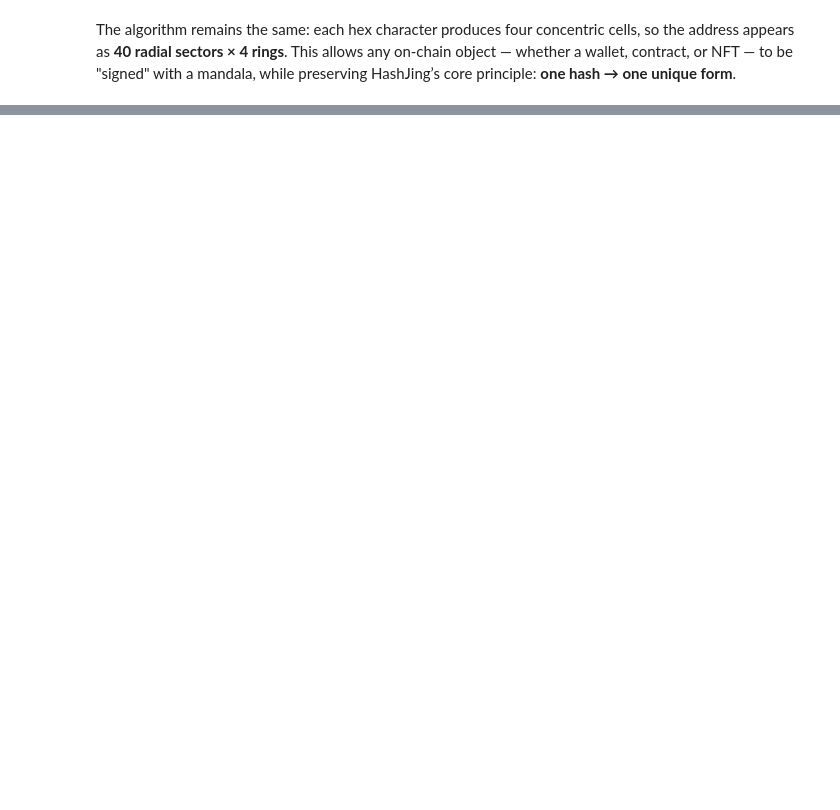
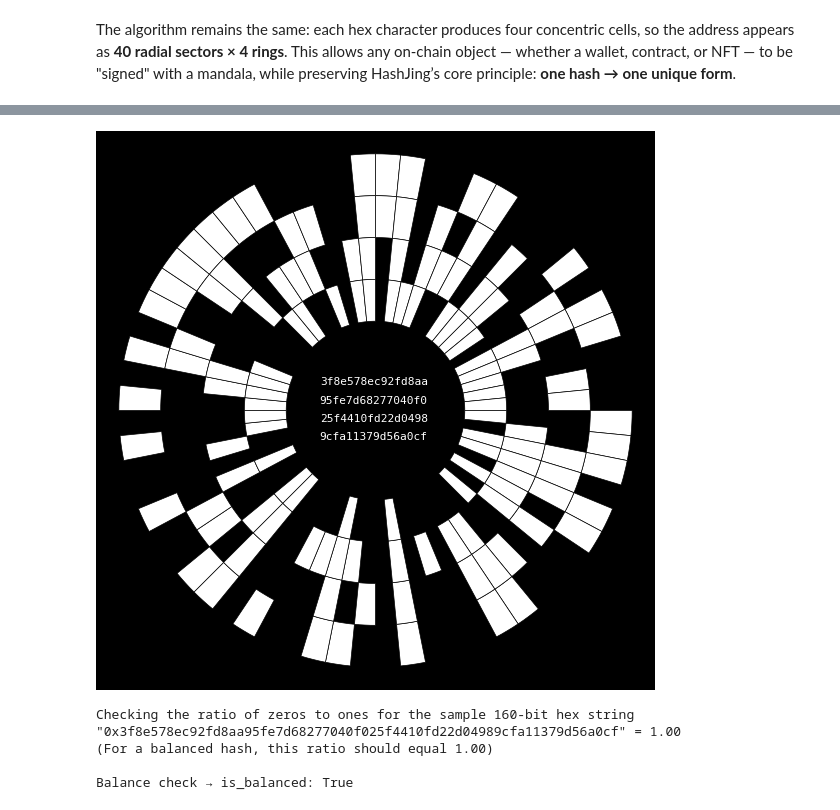
Before and after one commit to HashCanon/hashcanon.github.io, a Jupyter notebook: WhitePaper.ipynb, the cells around one changed output, grey strips where cells are left out. Drawn from its saved outputs; the diff is of its cells as text; code cells hidden in the pictures; blank space fills up the shorter version.

```diff
--- a/WhitePaper.ipynb
+++ b/WhitePaper.ipynb
@@ -219,0 +247,13 @@ The algorithm remains the same: each hex character produces four concentric cell
+# %%
+balansed_hash_256 = base_hash.generate_balanced_hash()
+print(f'Example of a balanced mandala generated from the 256-bit hash "{balansed_hash_256}"')
+print()
+base_hash.draw_mandala(balansed_hash_256)
+print()
+print(
+    "Checking the ratio of zeros to ones for the sample 160-bit hex string "
+    f'"{balansed_hash_256}" = {base_hash.bit_ratio(balansed_hash_256)}'
+)
+print("(For a balanced hash, this ratio should equal 1.00)\n")
+print(f"Balance check → is_balanced: {base_hash.is_balanced(balansed_hash_256)}")
+# %% [output]
@@ -219,0 +261,5 @@ The algorithm remains the same: each hex character produces four concentric cell
+[figure, added]
+Checking the ratio of zeros to ones for the sample 160-bit hex string "0x3f8e578ec92fd8aa95fe7d68277040f025f4410fd22d04989cfa11379d56a0cf" = 1.00
+(For a balanced hash, this ratio should equal 1.00)
+
+Balance check → is_balanced: True
```
Also changed, not shown: parts of 30 cells of this notebook, 3 other files.
